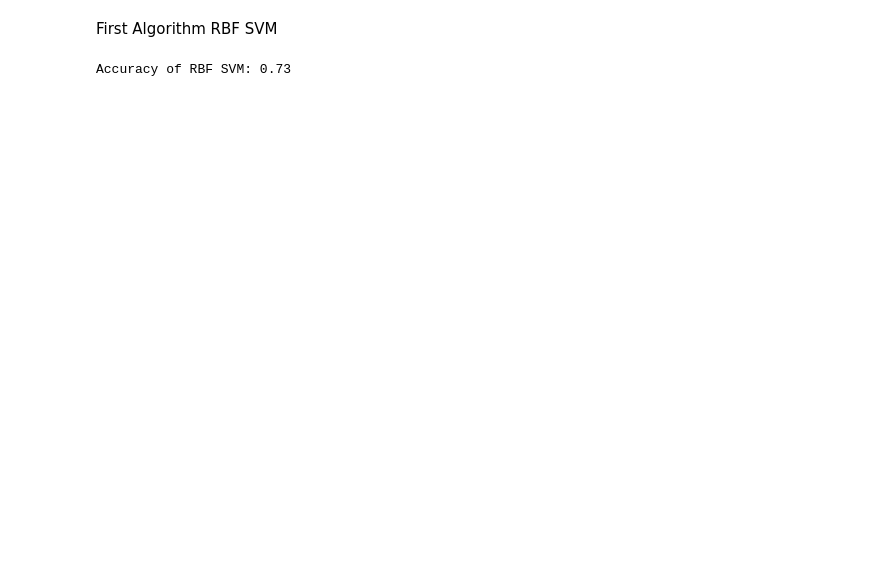
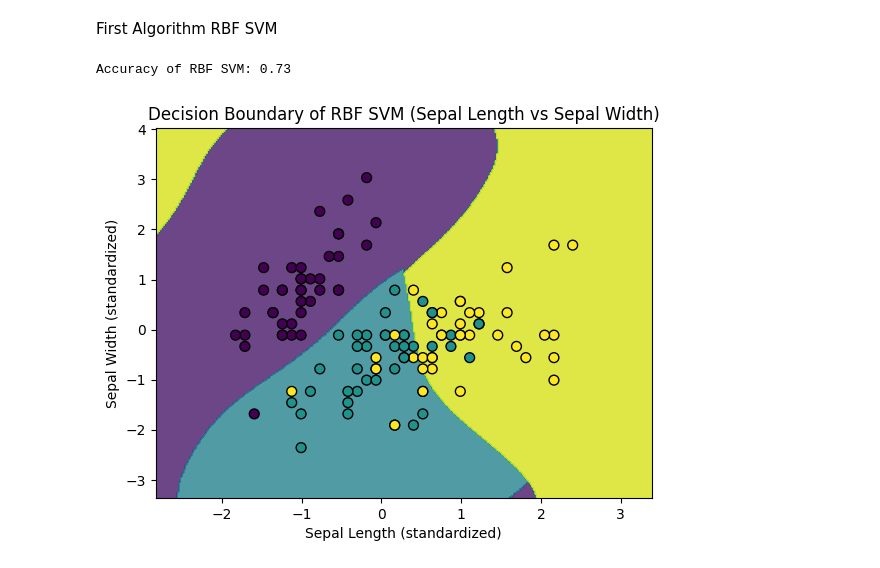
Before and after one commit to Abdo-Anwar/Torp-ML1, a Jupyter notebook: Task2/Task2-Part1.ipynb, the cells around one changed output. Drawn from its saved outputs; the diff is of its cells as text; code cells hidden in the pictures; blank space fills up the shorter version.

```diff
--- a/Task2/Task2-Part1.ipynb
+++ b/Task2/Task2-Part1.ipynb
@@ -35,3 +35,15 @@ x_min, x_max = X_train_scaled[:, 0].min() - 1, X_train_scaled[:, 0].max() + 1
 y_min, y_max = X_train_scaled[:, 1].min() - 1, X_train_scaled[:, 1].max() + 1
 xx, yy = np.meshgrid(np.arange(x_min, x_max, 0.02),
                      np.arange(y_min, y_max, 0.02))
+# %%
+Z = svm_rbf.predict(np.c_[xx.ravel(), yy.ravel()])
+Z = Z.reshape(xx.shape)
+# %%
+plt.contourf(xx, yy, Z, alpha=0.8)
+plt.scatter(X_train_scaled[:, 0], X_train_scaled[:, 1], c=y_train, edgecolors='k', marker='o', s=50)
+plt.xlabel("Sepal Length (standardized)")
+plt.ylabel("Sepal Width (standardized)")
+plt.title("Decision Boundary of RBF SVM (Sepal Length vs Sepal Width)")
+plt.show()
+# %% [output]
+[figure, added]
```
